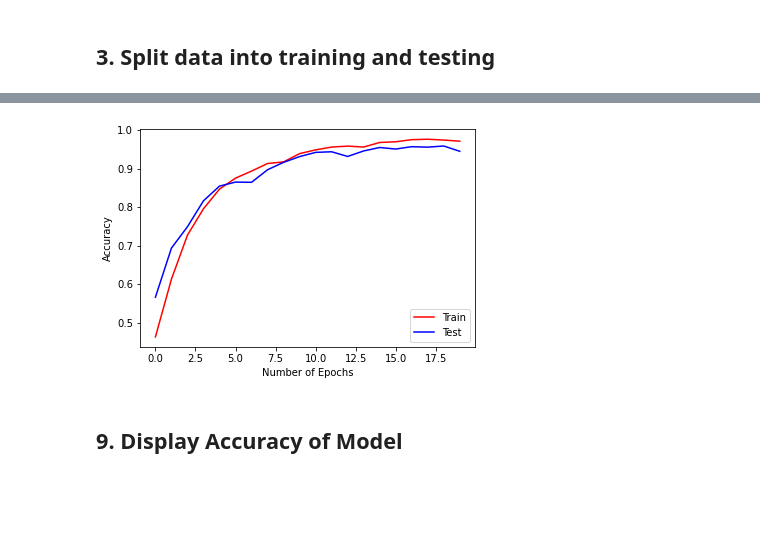
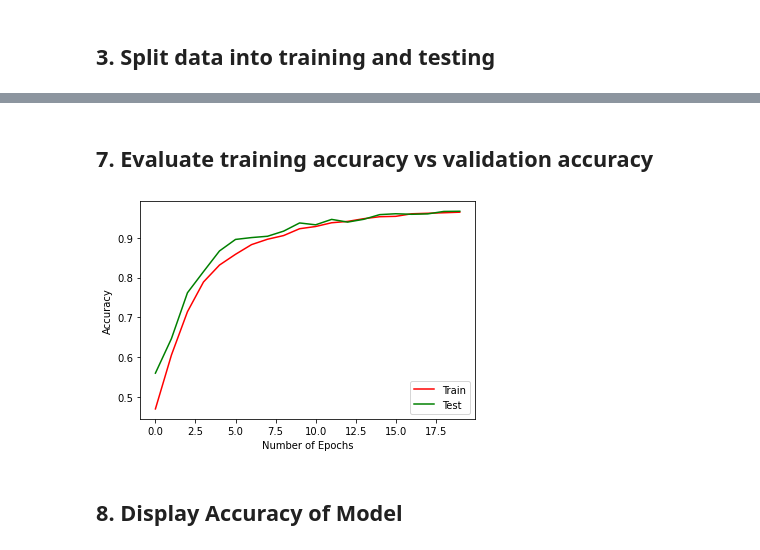
Before and after one commit to c-hammer45/ShapesClassification, a Jupyter notebook: Shapes_Classification.ipynb, the cells around one changed output, grey strips where cells are left out. Drawn from its saved outputs; the diff is of its cells as text; code cells hidden in the pictures; blank space fills up the shorter version.

```diff
--- a/Shapes_Classification.ipynb
+++ b/Shapes_Classification.ipynb
@@ -146,13 +140,15 @@ plt.show()
-# %%
-#check the accuracy
-plt.plot(history.history['accuracy'], color = 'r')
-plt.plot(history.history['val_accuracy'], color = 'b')
-plt.xlabel('Number of Epochs')
-plt.ylabel('Accuracy')
-plt.legend(['Train', 'Test'], loc = 'lower right')
-plt.show()
-# %% [output]
-[figure, removed]
-# %% [markdown]
-## 9. Display Accuracy of Model
+# %% [markdown]
+## 7. Evaluate training accuracy vs validation accuracy
+# %%
+#check the accuracy
+plt.plot(history.history['accuracy'], color = 'r')
+plt.plot(history.history['val_accuracy'], color = 'g')
+plt.xlabel('Number of Epochs')
+plt.ylabel('Accuracy')
+plt.legend(['Train', 'Test'], loc = 'lower right')
+plt.show()
+# %% [output]
+[figure, added]
+# %% [markdown]
+## 8. Display Accuracy of Model
 # %%
```
Also changed, not shown: parts of 13 cells of this notebook.
